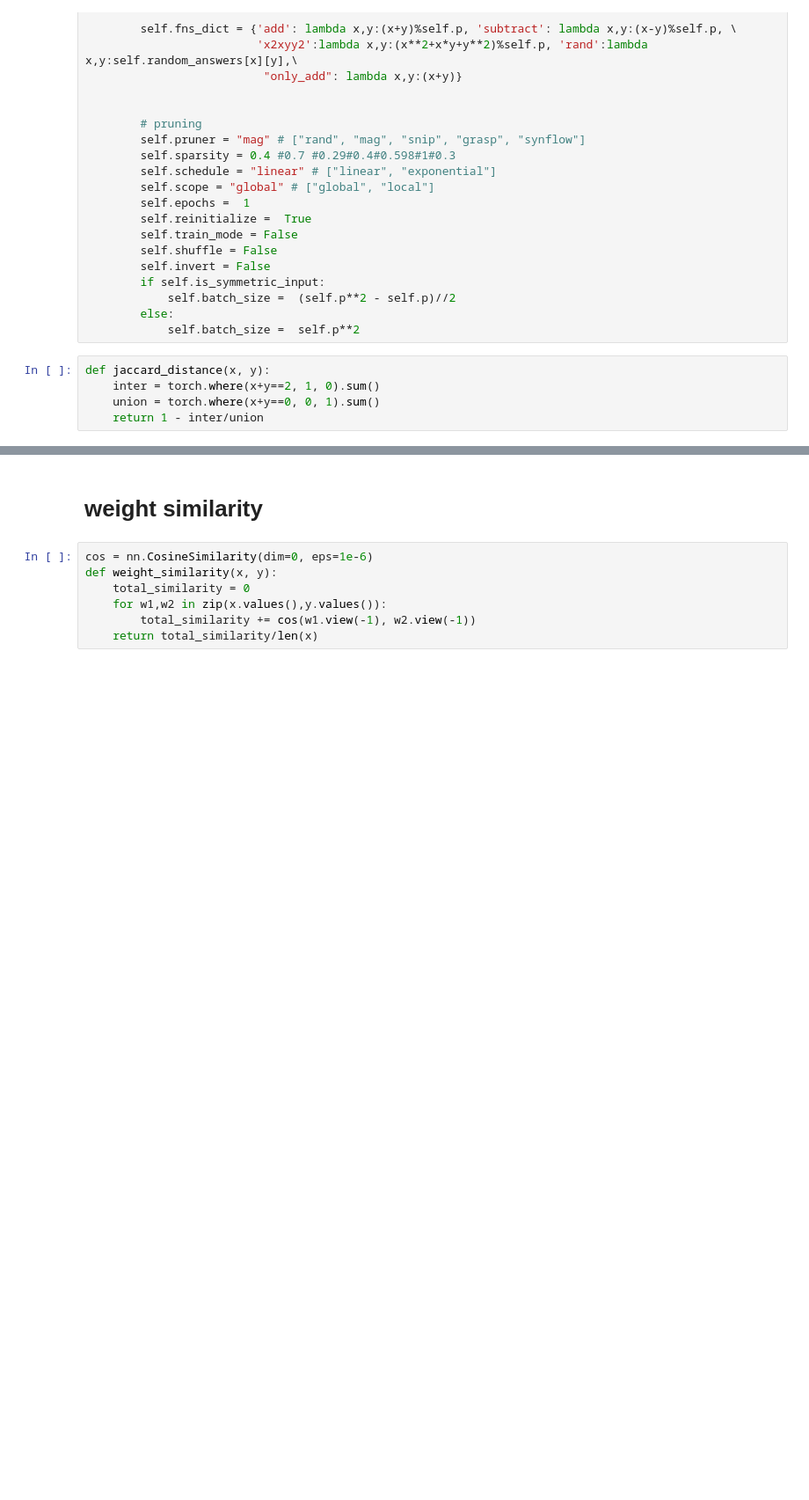
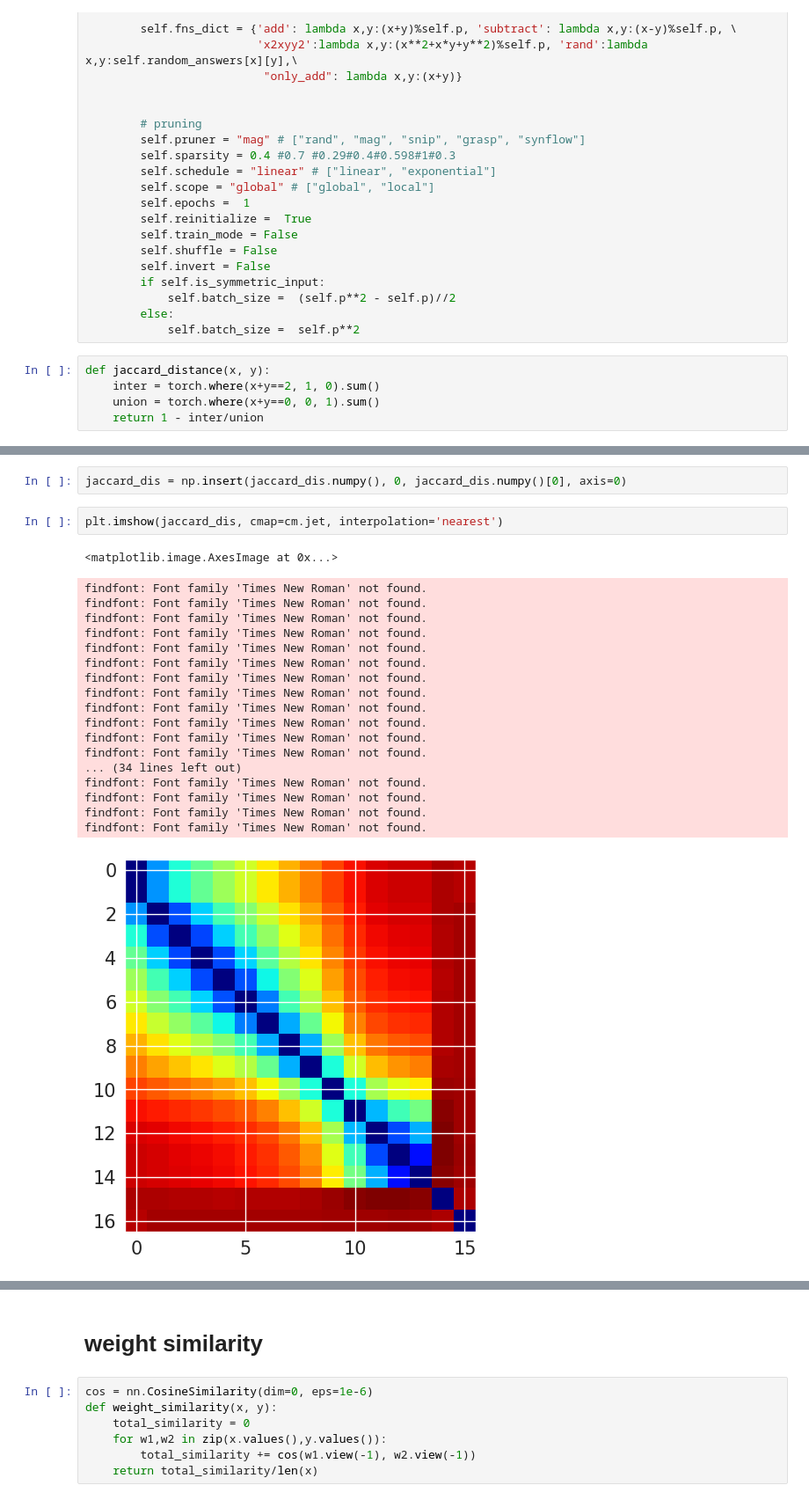
Before and after one commit to gouki510/Grokking-Tickets, a Jupyter notebook: mask_sim.ipynb, the cells around one changed output, grey strips where cells are left out. Shown at 88% size. Cells and saved outputs as stored; diff of their text form; blank space fills up the shorter version.

```diff
--- a/mask_sim.ipynb
+++ b/mask_sim.ipynb
@@ -169,3 +187,27 @@ plt.show()
+# %%
+jaccard_dis = np.insert(jaccard_dis.numpy(), 0, jaccard_dis.numpy()[0], axis=0)
+# %%
+plt.imshow(jaccard_dis, cmap=cm.jet, interpolation='nearest')
+# %% [output]
+<matplotlib.image.AxesImage at 0x...>
+findfont: Font family 'Times New Roman' not found.
+findfont: Font family 'Times New Roman' not found.
+findfont: Font family 'Times New Roman' not found.
+findfont: Font family 'Times New Roman' not found.
+findfont: Font family 'Times New Roman' not found.
+findfont: Font family 'Times New Roman' not found.
+findfont: Font family 'Times New Roman' not found.
+findfont: Font family 'Times New Roman' not found.
+findfont: Font family 'Times New Roman' not found.
+findfont: Font family 'Times New Roman' not found.
+findfont: Font family 'Times New Roman' not found.
+findfont: Font family 'Times New Roman' not found.
+... (34 lines left out)
+findfont: Font family 'Times New Roman' not found.
+findfont: Font family 'Times New Roman' not found.
+findfont: Font family 'Times New Roman' not found.
+findfont: Font family 'Times New Roman' not found.
+[figure, added]
 # %%
 path  = "/home/exp0_mlp_test.csv"
 
```
Also changed, not shown: parts of 8 cells of this notebook, 16 other files.
